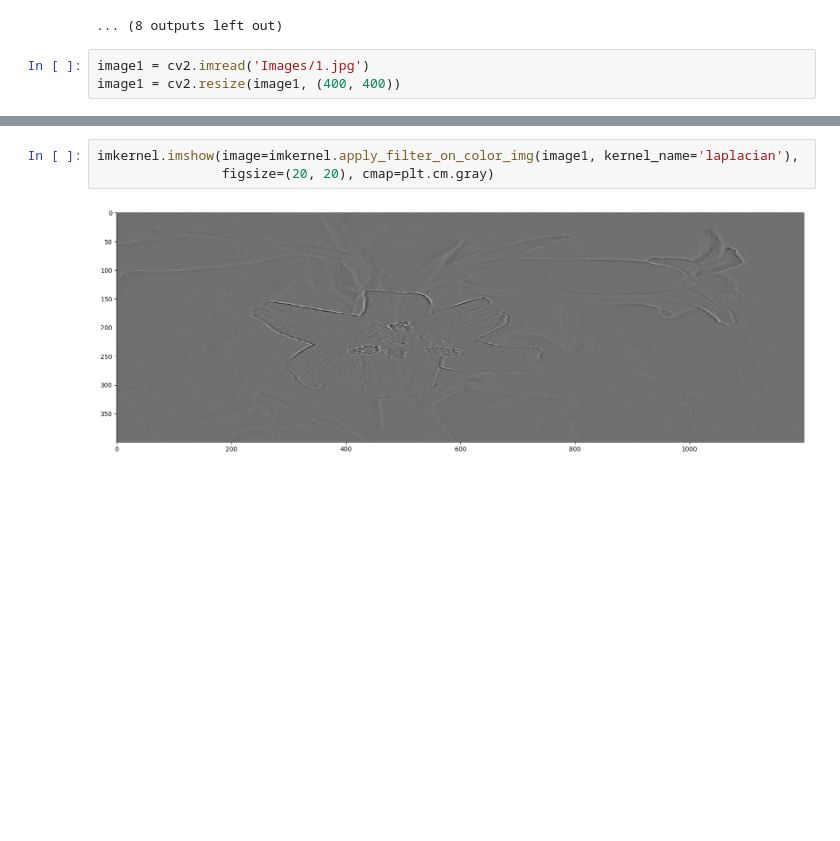
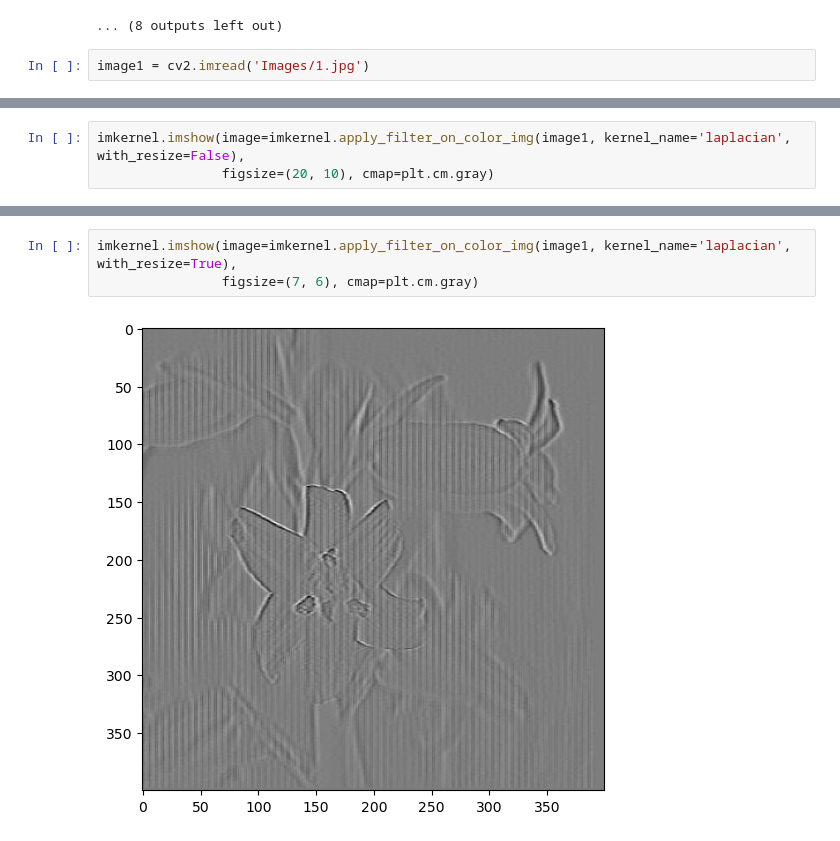
Before and after one commit to amirho3einsedaghati/pyimkernel, a Jupyter notebook: examples/Image Kernels.ipynb, the cells around one changed output, grey strips where cells are left out. Cells and saved outputs as stored; diff of their text form; blank space fills up the shorter version.

```diff
--- a/examples/Image Kernels.ipynb
+++ b/examples/Image Kernels.ipynb
@@ -40,7 +42,6 @@ for i in range(20):
 ... (8 outputs left out)
 # %%
 image1 = cv2.imread('Images/1.jpg')
-image1 = cv2.resize(image1, (400, 400))
 # %%
 image1.shape
 # %% [output]
@@ -53,0 +53,3 @@ plt.imshow(image1.reshape(image1.shape[0], -1), cmap='gray')
+# %%
+imkernel.imshow(image=imkernel.apply_filter_on_color_img(image1, kernel_name='laplacian', with_resize=False),
+                figsize=(20, 10), cmap=plt.cm.gray)
@@ -54,5 +58,5 @@ plt.imshow(image1.reshape(image1.shape[0], -1), cmap='gray')
 # %%
-imkernel.imshow(image=imkernel.apply_filter_on_color_img(image1, kernel_name='laplacian'),
-                figsize=(20, 20), cmap=plt.cm.gray)
+imkernel.imshow(image=imkernel.apply_filter_on_color_img(image1, kernel_name='laplacian', with_resize=True),
+                figsize=(7, 6), cmap=plt.cm.gray)
 # %% [output]
-[figure, old version]
+[figure, new version]
```
Also changed, not shown: parts of 4 cells of this notebook.
